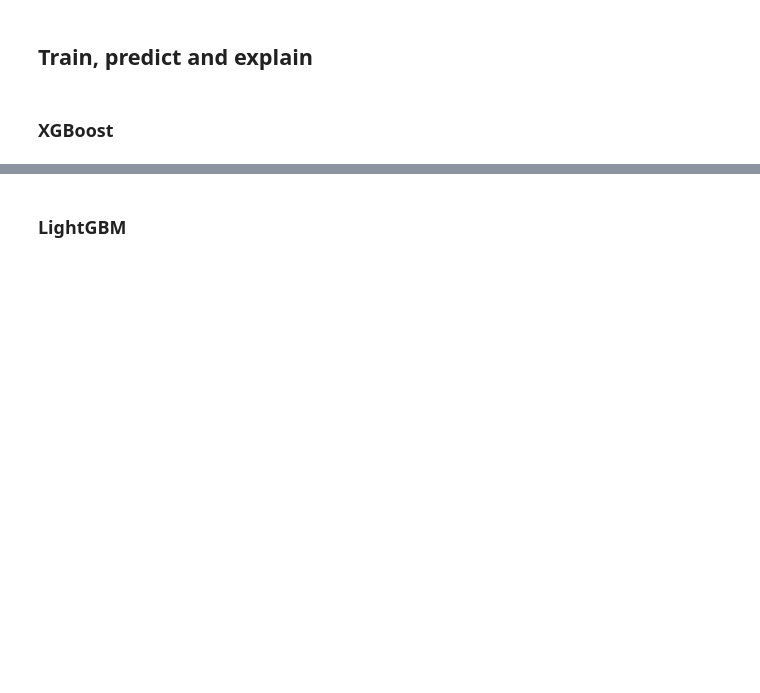
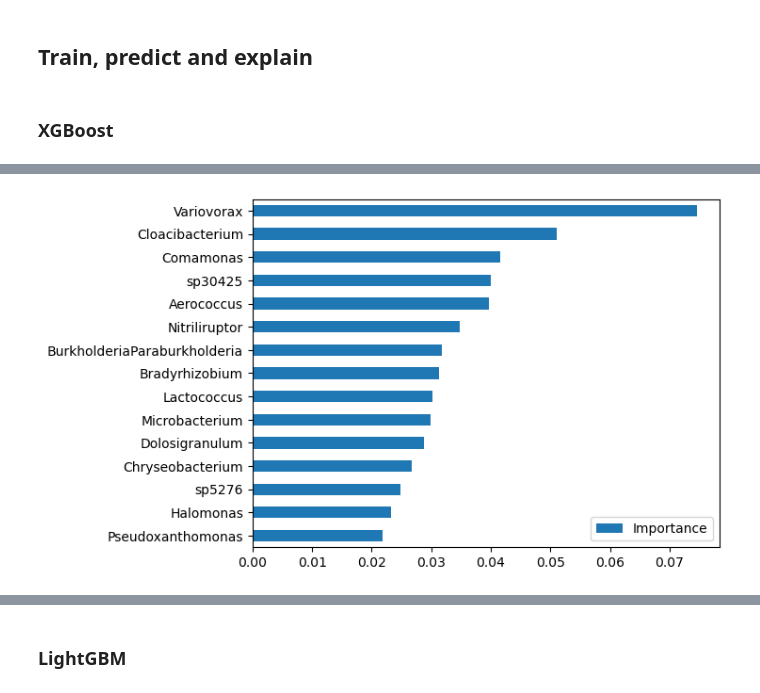
Before and after one commit to freafin/Bacteriological, a Jupyter notebook: desl/Genus_DESLbactCV.ipynb, the cells around one changed output, grey strips where cells are left out. Saved outputs shown, nothing was run; the diff lists cells and outputs as text; code cells hidden in the pictures; blank space fills up the shorter version.

```diff
--- a/desl/Genus_DESLbactCV.ipynb
+++ b/desl/Genus_DESLbactCV.ipynb
@@ -109 +104,13 @@ xgb_scores
         0., 1., 0., 1., 1., 1., 0., 1., 0., 1.])}
+# %%
+feature_importances_complete = []
+
+for idx, estimator in enumerate(xgb_scores['estimator']):
+    print(f'The most important features for estimator {idx}:')
+    feature_importances = pd.DataFrame(estimator.feature_importances_,
+                                       index=X.columns,
+                                       columns=['Importance']).sort_values('Importance', ascending=False)
+    print(feature_importances)
+    feature_importances_complete.append(feature_importances)
+
+feature_importances_complete = pd.concat(feature_importances_complete)
@@ -109,0 +155,2 @@ xgb_scores
+# %%
+fic = feature_importances_complete.groupby(level=0).mean().sort_values('Importance', ascending=False)
@@ -109,0 +176,6 @@ xgb_scores
+# %%
+
+plot_fic = fic[:15]
+plot_fic.plot(kind='barh').invert_yaxis()
+# %% [output]
+[figure, added]
```
Also changed, not shown: parts of 20 cells of this notebook.
